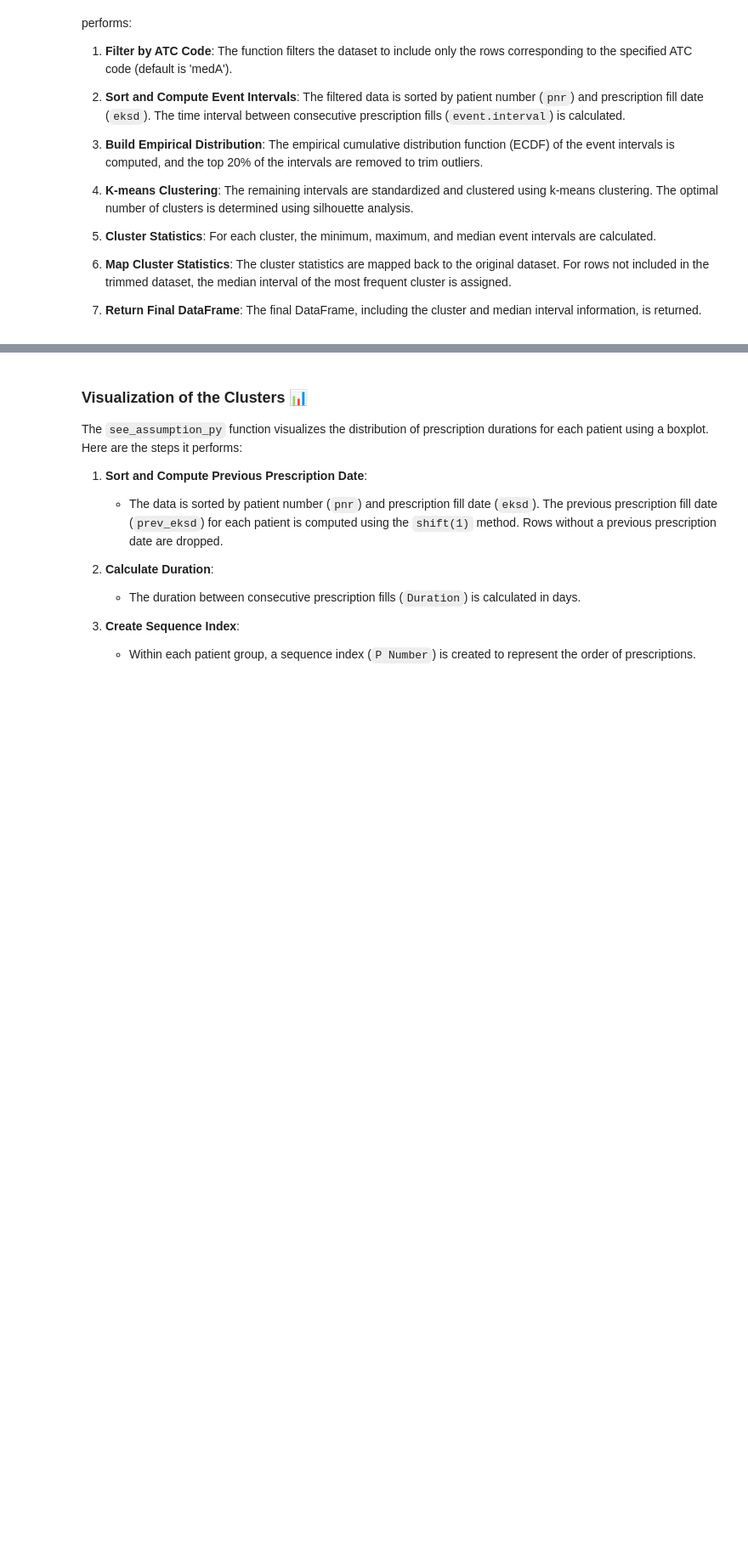
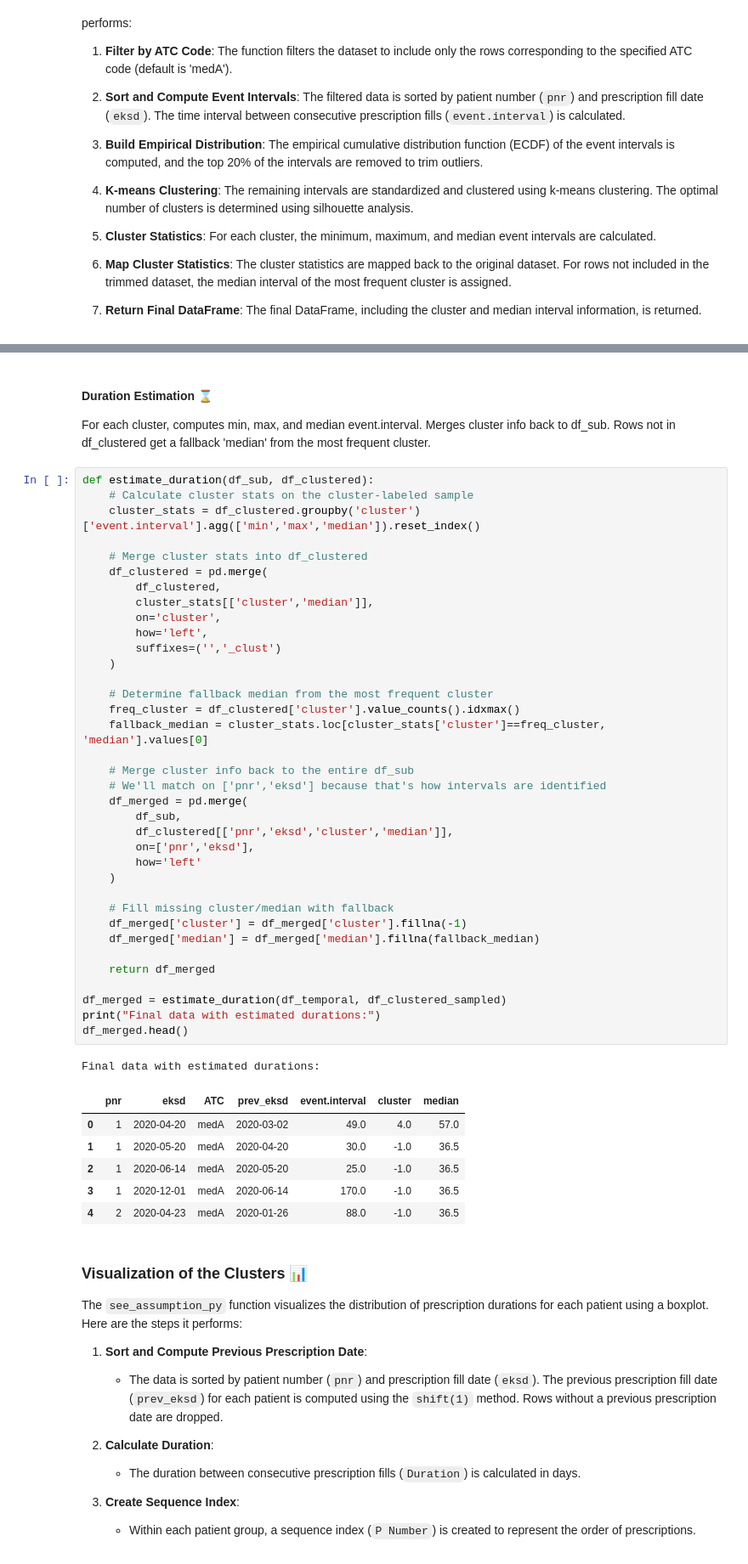
Before and after one commit to jbotmallen/DATA_ANALYTICS, a Jupyter notebook: Assigments/Assignment_3/assignment_3.ipynb, the cells around one changed output, grey strips where cells are left out. Shown at 85% size. Cells and saved outputs as stored; diff of their text form; blank space fills up the shorter version.

```diff
--- a/Assigments/Assignment_3/assignment_3.ipynb
+++ b/Assigments/Assignment_3/assignment_3.ipynb
@@ -196,3 +246,50 @@ def See_py(data, atc_code='medA'):
+# %% [markdown]
+#### Duration Estimation ⌛
+For each cluster, computes min, max, and median event.interval. Merges cluster info back to df_sub. Rows not in df_clustered get a fallback 'median' from the most frequent cluster.
+# %%
+def estimate_duration(df_sub, df_clustered):
+    # Calculate cluster stats on the cluster-labeled sample
+    cluster_stats = df_clustered.groupby('cluster')['event.interval'].agg(['min','max','median']).reset_index()
+
+    # Merge cluster stats into df_clustered
+    df_clustered = pd.merge(
+        df_clustered,
+        cluster_stats[['cluster','median']],
+        on='cluster',
+        how='left',
+        suffixes=('','_clust')
+    )
+
+    # Determine fallback median from the most frequent cluster
+    freq_cluster = df_clustered['cluster'].value_counts().idxmax()
+    fallback_median = cluster_stats.loc[cluster_stats['cluster']==freq_cluster, 'median'].values[0]
+
+    # Merge cluster info back to the entire df_sub
+    # We'll match on ['pnr','eksd'] because that's how intervals are identified
+    df_merged = pd.merge(
+        df_sub,
+        df_clustered[['pnr','eksd','cluster','median']],
+        on=['pnr','eksd'],
+        how='left'
+    )
+
+    # Fill missing cluster/median with fallback
+    df_merged['cluster'] = df_merged['cluster'].fillna(-1)
+    df_merged['median'] = df_merged['median'].fillna(fallback_median)
+
+    return df_merged
+
+df_merged = estimate_duration(df_temporal, df_clustered_sampled)
+print("Final data with estimated durations:")
+df_merged.head()
+# %% [output]
+Final data with estimated durations:
+|  | pnr | eksd | ATC | prev_eksd | event.interval | cluster | median |
+| 0 | 1 | 2020-04-20 | medA | 2020-03-02 | 49.0 | 4.0 | 57.0 |
+| 1 | 1 | 2020-05-20 | medA | 2020-04-20 | 30.0 | -1.0 | 36.5 |
+| 2 | 1 | 2020-06-14 | medA | 2020-05-20 | 25.0 | -1.0 | 36.5 |
+| 3 | 1 | 2020-12-01 | medA | 2020-06-14 | 170.0 | -1.0 | 36.5 |
+| 4 | 2 | 2020-04-23 | medA | 2020-01-26 | 88.0 | -1.0 | 36.5 |
 # %% [markdown]
 ### Visualization of the Clusters 📊
 
```
Also changed, not shown: parts of 16 cells of this notebook.
